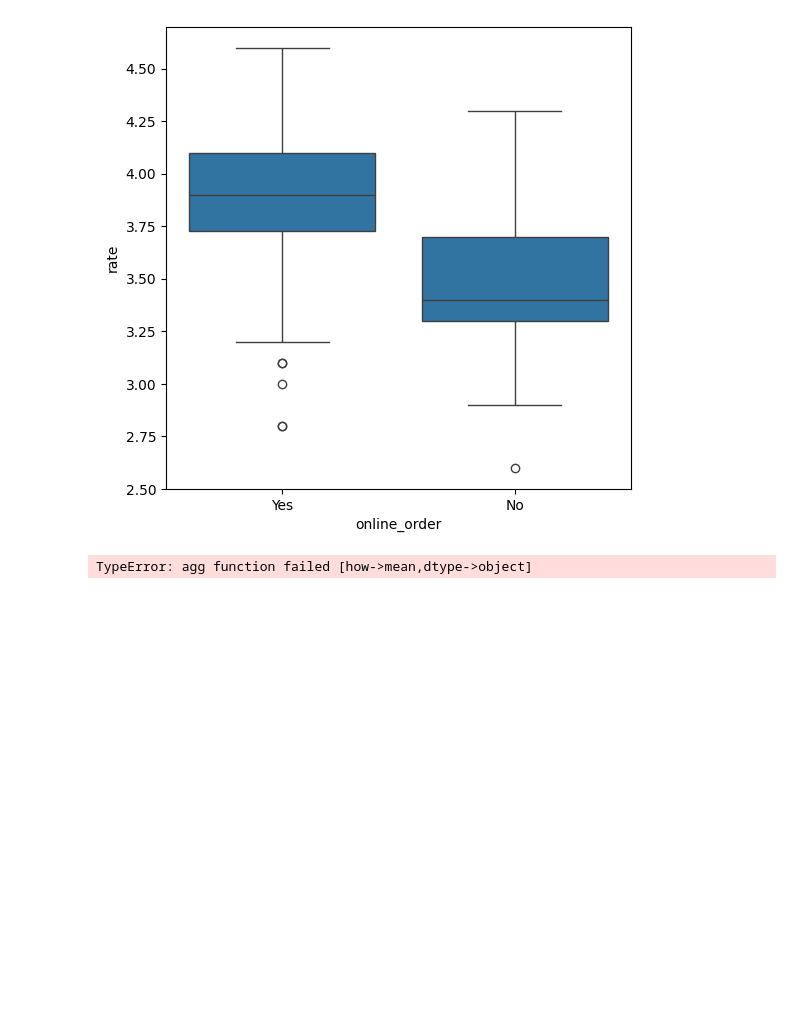
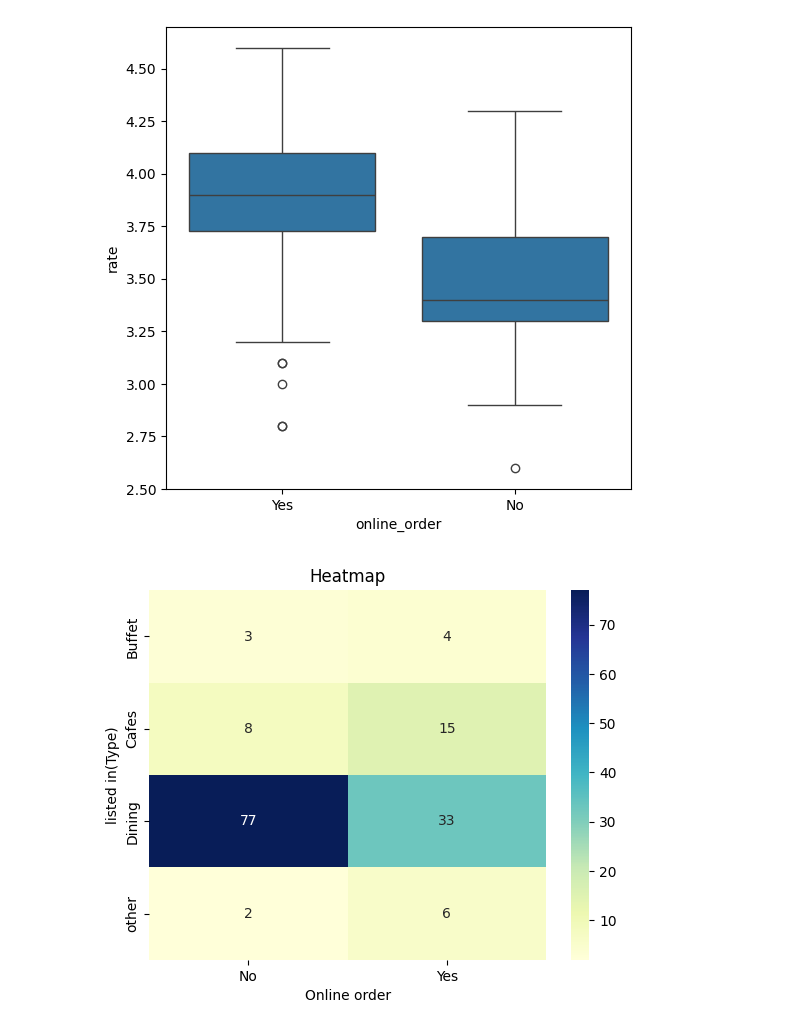
Before and after one commit to Raihankhanmalek/Zomato-Data-Analysis, a Jupyter notebook: Zomato_analysis.ipynb, the cells around one changed output. Drawn from its saved outputs; the diff is of its cells as text; code cells hidden in the pictures; blank space fills up the shorter version.

```diff
--- a/Zomato_analysis.ipynb
+++ b/Zomato_analysis.ipynb
@@ -109,11 +109,16 @@ sns.boxplot( x = 'online_order', y = 'rate', data = dataframe)
 <Axes: xlabel='online_order', ylabel='rate'>
 [figure]
 # %%
-pivot_table = dataframe.pivot_table(index='listed_in(type)', columns='online_order', values='name', aggfunc='count')
+pivot_table = dataframe.pivot_table(
+    index='listed_in(type)',
+    columns='online_order',
+    values='name',
+    aggfunc='count'
+)
 sns.heatmap(pivot_table, annot=True, cmap="YlGnBu", fmt='d')
 plt.title("Heatmap")
 plt.xlabel("Online order")
 plt.ylabel("listed in(Type)")
 plt.show()
 # %% [output]
-TypeError: agg function failed [how->mean,dtype->object]
+[figure, added]
```
Also changed, not shown: parts of 1 cell of this notebook.
